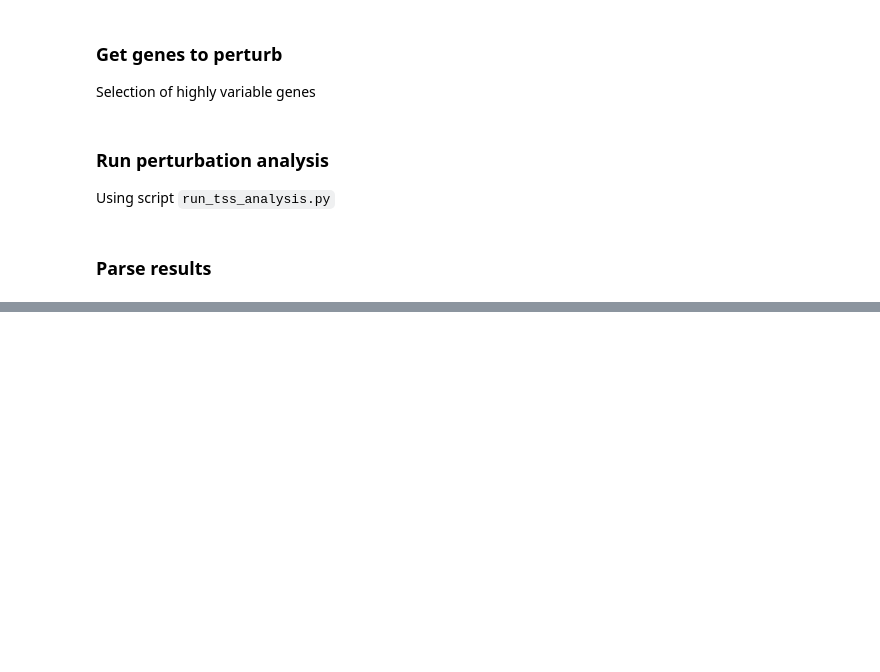
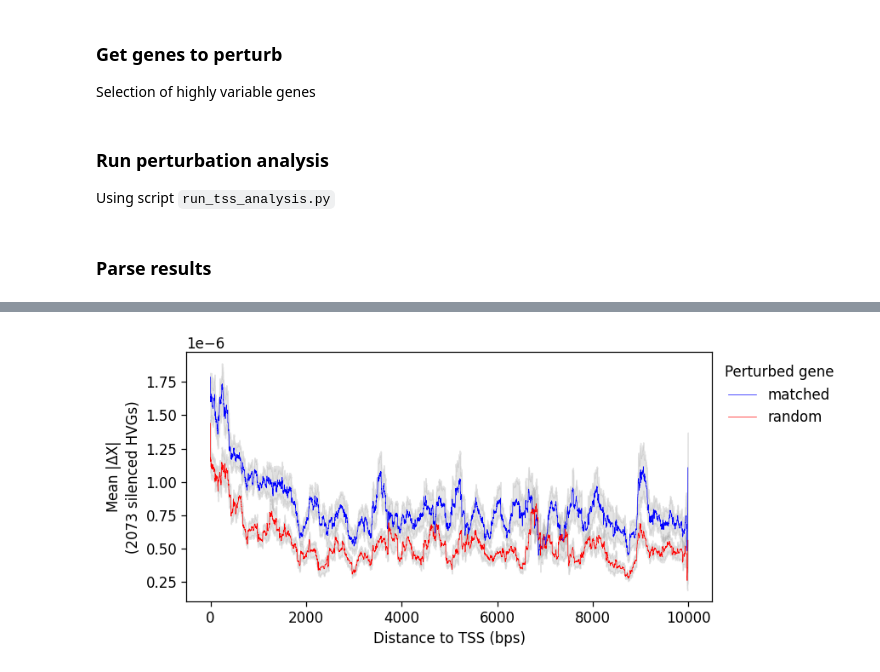
Before and after one commit to Center-for-Health-Data-Science/multiDGD_paper, a Jupyter notebook: experiments/04_gene2peak/analysis/TSS_perturbation.ipynb, the cells around one changed output, grey strips where cells are left out. Saved outputs shown, nothing was run; the diff lists cells and outputs as text; code cells hidden in the pictures; blank space fills up the shorter version.

Commit message:
changes to gene2peak analysis

```diff
--- a/experiments/04_gene2peak/analysis/TSS_perturbation.ipynb
+++ b/experiments/04_gene2peak/analysis/TSS_perturbation.ipynb
@@ -234,0 +245,12 @@ plt.savefig("/home/jovyan/mount/gdrive/DGD_multiomics/plot_outputs/TSS_signal.pd
+# %%
+sns.lineplot(data=df_averaged, x='distance', y='mean_delta', color='blue', linewidth=0.5, label='matched')
+plt.fill_between(df_averaged['distance'], df_averaged['mean_delta'] - df_averaged['sd_mean_delta'], df_averaged['mean_delta'] + df_averaged['sd_mean_delta'], alpha=0.2, color='grey')
+sns.lineplot(data=df_ctrl_averaged, x='distance', y='mean_delta', color='red', linewidth=0.5, label='random')
+plt.fill_between(df_ctrl_averaged['distance'], df_ctrl_averaged['mean_delta'] - df_ctrl_averaged['sd_mean_delta'], df_ctrl_averaged['mean_delta'] + df_ctrl_averaged['sd_mean_delta'], alpha=0.2, color='grey')
+plt.xlabel("Distance to TSS (bps)");
+plt.ylabel("Mean |$\Delta$X|\n({n_genes} silenced HVGs)".format(n_genes = n_genes));
+plt.legend(bbox_to_anchor=(1., 1.), loc='upper left', frameon=False, title='Perturbed gene');
+plt.tight_layout();
+plt.savefig("/home/jovyan/mount/gdrive/DGD_multiomics/plot_outputs/TSS_signal_wControls.pdf");
+# %% [output]
+[figure, added]
```
Also changed, not shown: parts of 16 cells of this notebook, 1 other file.
